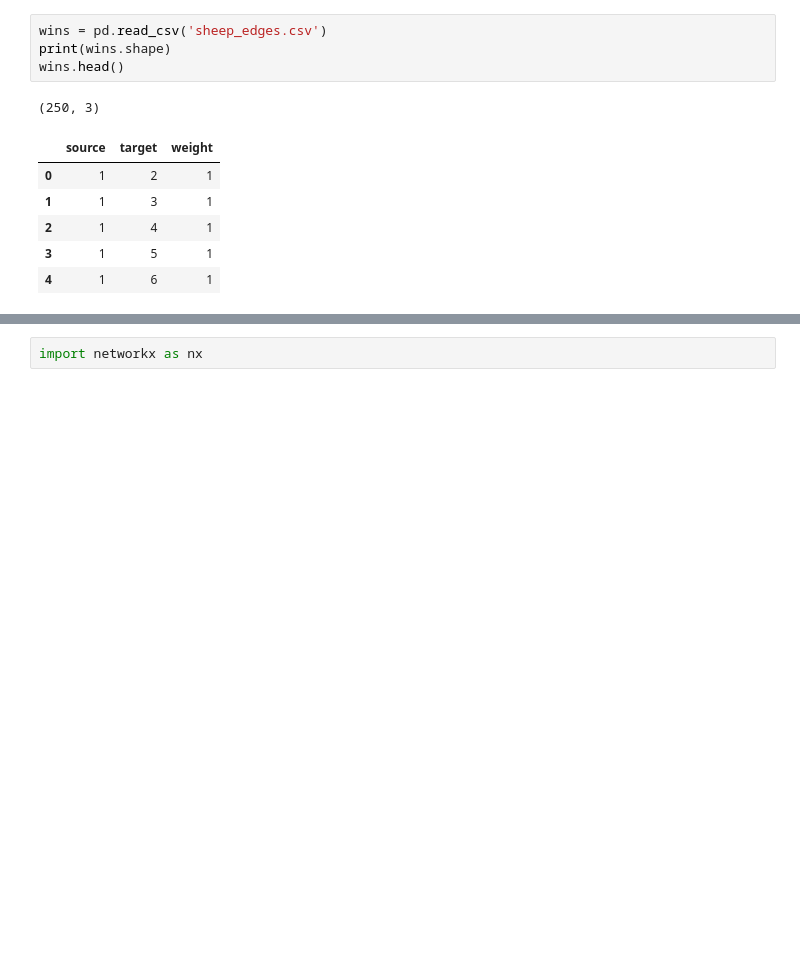
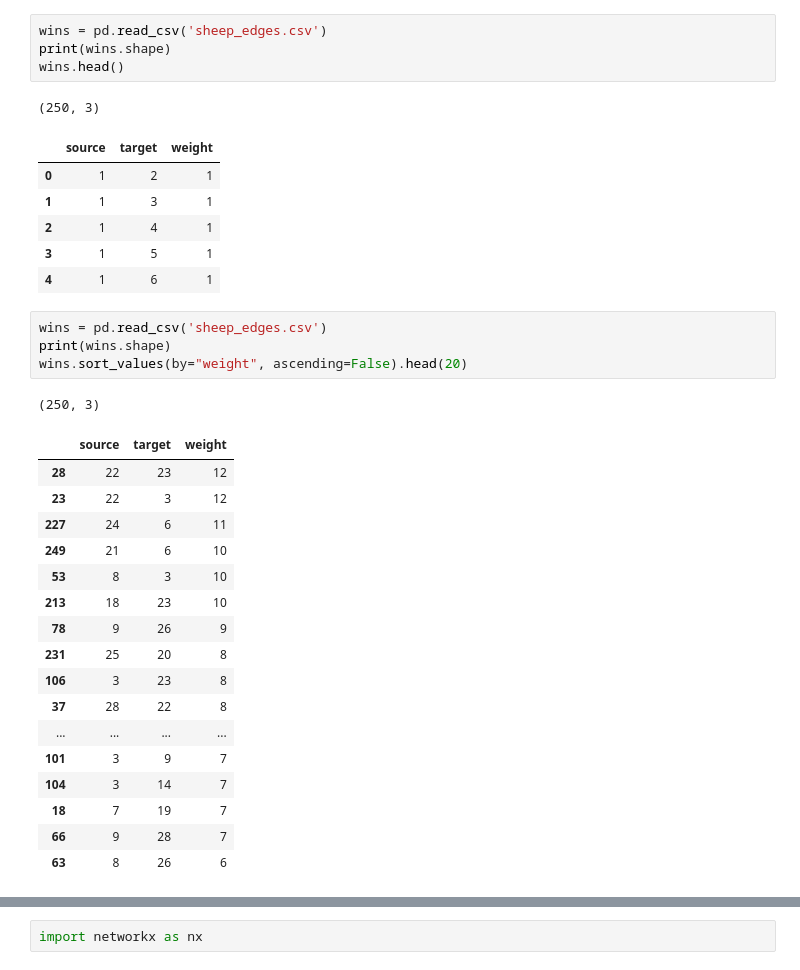
Before and after one commit to MCGallaspy/dse241_hw, a Jupyter notebook: exercise5/Network visualization.ipynb, the cells around one changed output, grey strips where cells are left out. Drawn from its saved outputs; the diff is of its cells as text; blank space fills up the shorter version.

```diff
--- a/exercise5/Network visualization.ipynb
+++ b/exercise5/Network visualization.ipynb
@@ -25,3 +26,26 @@ wins.head()
 | 2 | 1 | 4 | 1 |
 | 3 | 1 | 5 | 1 |
 | 4 | 1 | 6 | 1 |
+# %%
+wins = pd.read_csv('sheep_edges.csv')
+print(wins.shape)
+wins.sort_values(by="weight", ascending=False).head(20)
+# %% [output]
+(250, 3)
+|  | source | target | weight |
+| 28 | 22 | 23 | 12 |
+| 23 | 22 | 3 | 12 |
+| 227 | 24 | 6 | 11 |
+| 249 | 21 | 6 | 10 |
+| 53 | 8 | 3 | 10 |
+| 213 | 18 | 23 | 10 |
+| 78 | 9 | 26 | 9 |
+| 231 | 25 | 20 | 8 |
+| 106 | 3 | 23 | 8 |
+| 37 | 28 | 22 | 8 |
+| ... | ... | ... | ... |
+| 101 | 3 | 9 | 7 |
+| 104 | 3 | 14 | 7 |
+| 18 | 7 | 19 | 7 |
+| 66 | 9 | 28 | 7 |
+| 63 | 8 | 26 | 6 |
```
Also changed, not shown: parts of 9 cells of this notebook.
